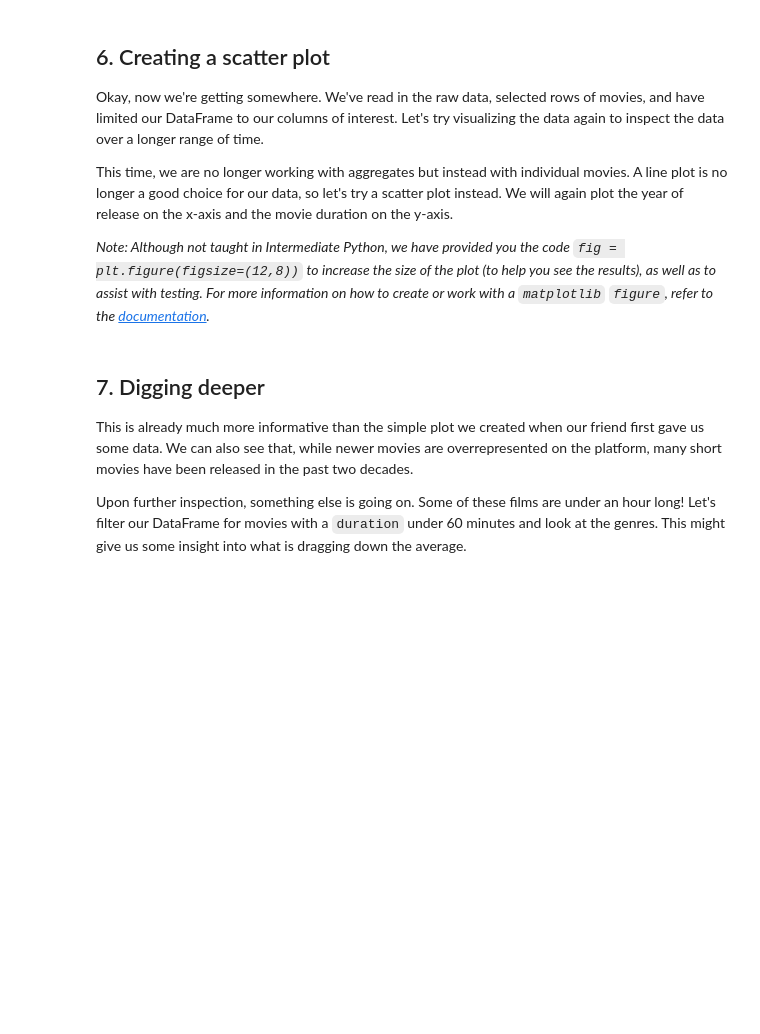
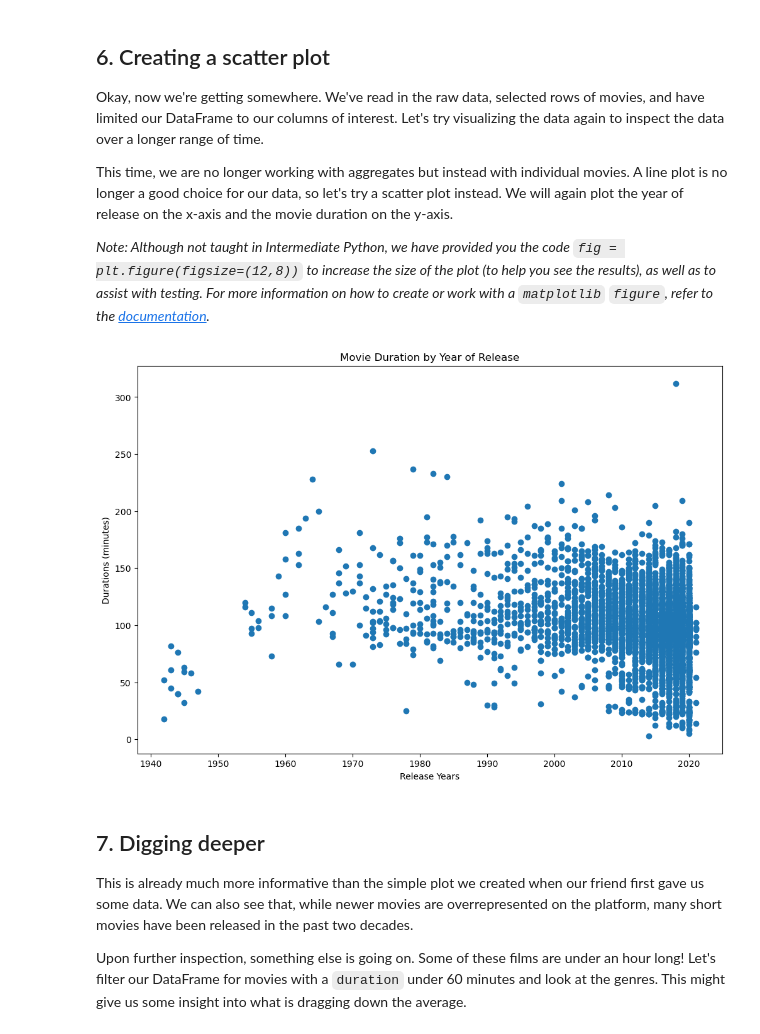
Before and after one commit to amadasunese/cwwtechafrica_individual_project, a Jupyter notebook: netflix/notebook.ipynb, the cells around one changed output. Drawn from its saved outputs; the diff is of its cells as text; code cells hidden in the pictures; blank space fills up the shorter version.

Commit message:
netflix analysis update

```diff
--- a/netflix/notebook.ipynb
+++ b/netflix/notebook.ipynb
@@ -84,7 +78,7 @@ Ellipsis
 <p>Upon asking our friend for the original CSV they used to perform their analyses, they gladly oblige and send it. We now have access to the CSV file, available at the path <code>"datasets/netflix_data.csv"</code>. Let's create another DataFrame, this time with all of the data. Given the length of our friend's data, printing the whole DataFrame is probably not a good idea, so we will inspect it by printing only the first five rows.</p>
 # %%
 # Read in the CSV as a DataFrame
-netflix_df = ...
+netflix_df = pd.read_csv('datasets/netflix_data.csv')
 
 # Print the first five rows of the DataFrame
-...
+print(netflix_df.head)
@@ -96,10 +108,12 @@ netflix_df = ...
 <p>Let's put our data subsetting skills to work!</p>
 # %%
 # Subset the DataFrame for type "Movie"
-netflix_df_movies_only = ...
+netflix_df_movies_only = netflix_df.loc[netflix_df["type"] == "Movie"]
 
 # Select only the columns of interest
-netflix_movies_col_subset = ...
+
+netflix_movies_col_subset = ["title", "country", "genre", "release_year", "duration"]
+netflix_movies_col_subset = netflix_df_movies_only[netflix_movies_col_subset]
 
 # Print the first five rows of the new DataFrame
-...
+print(netflix_movies_col_subset.head)
@@ -111,15 +143,21 @@ netflix_movies_col_subset = ...
 # %%
 # Create a figure and increase the figure size
 fig = plt.figure(figsize=(12,8))
 
 # Create a scatter plot of duration versus year
-...
+plt.scatter(netflix_movies_col_subset["release_year"], netflix_movies_col_subset["duration"])
 
 # Create a title
-...
+plt.title("Movie Duration by Year of Release")
+
+# Add labels to the x and y axes
+plt.xlabel("Release Years")
+plt.ylabel("Durations (minutes)")
 
 # Show the plot
-...
+plt.show()
+# %% [output]
+[figure, added]
 # %% [markdown]
 ## 7. Digging deeper
 <p>This is already much more informative than the simple plot we created when our friend first gave us some data. We can also see that, while newer movies are overrepresented on the platform, many short movies have been released in the past two decades.</p>
```
Also changed, not shown: parts of 7 cells of this notebook.
